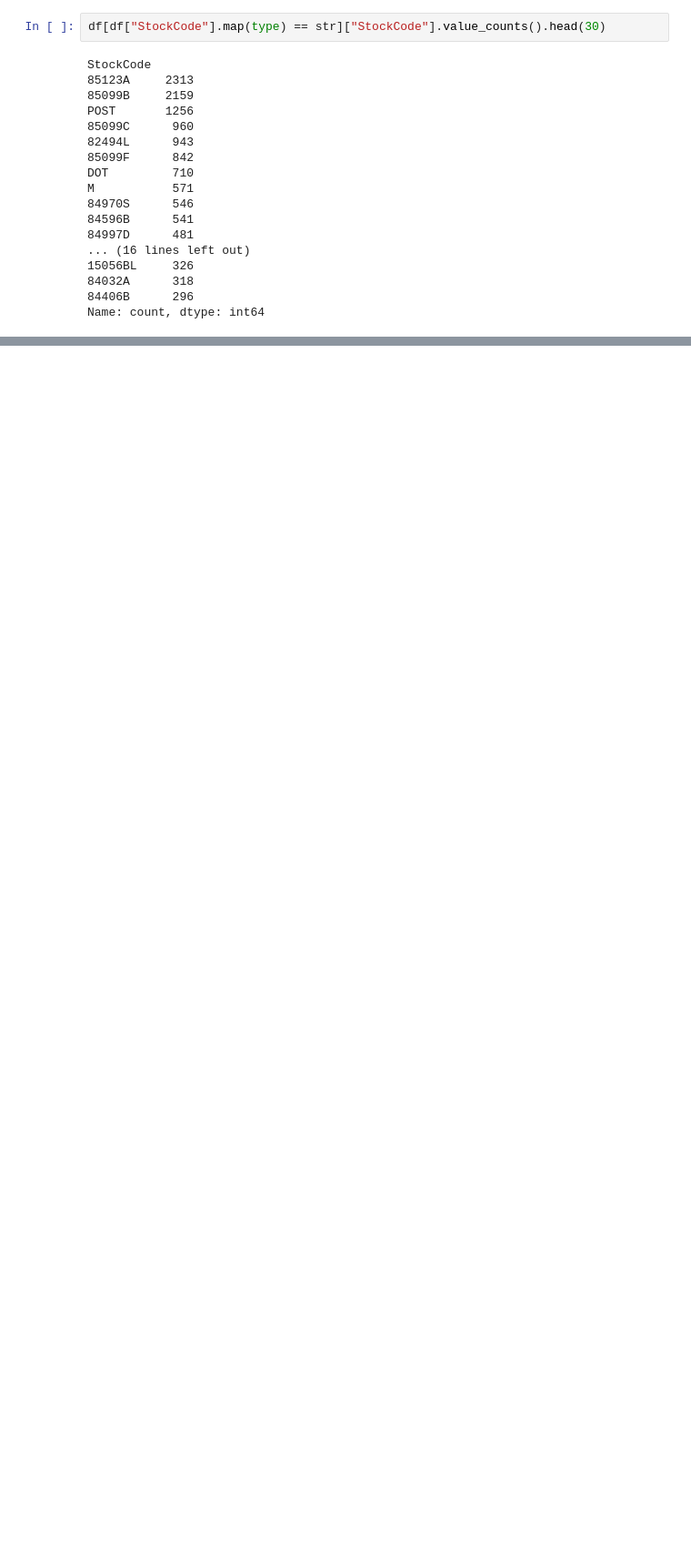
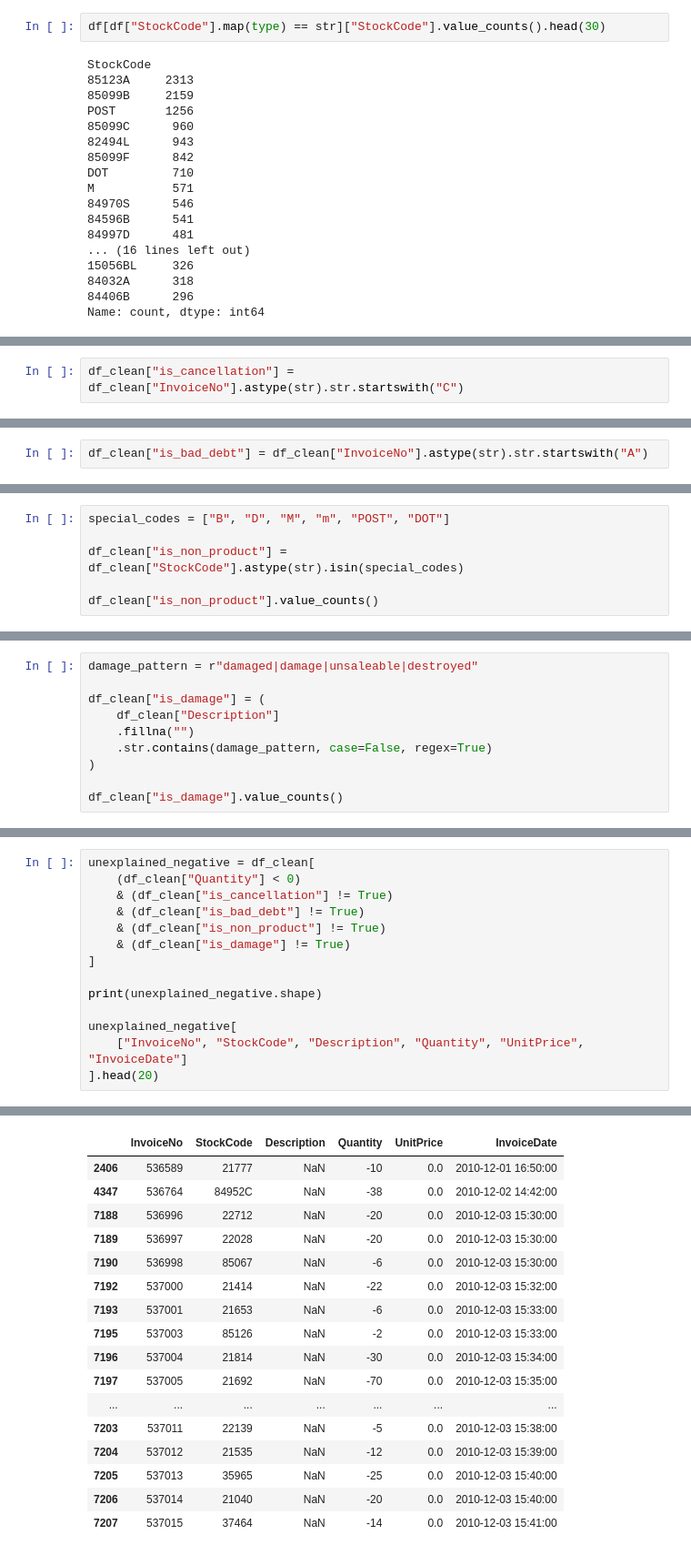
Before and after one commit to rajdeep-senapati/stocksense, a Jupyter notebook: notebooks/01_business_data_understanding.ipynb, the cells around one changed output, grey strips where cells are left out. Shown at 91% size. Cells and saved outputs as stored; diff of their text form; blank space fills up the shorter version.

```diff
--- a/notebooks/01_business_data_understanding.ipynb
+++ b/notebooks/01_business_data_understanding.ipynb
@@ -464,0 +694,2 @@ Name: count, dtype: int64
+# %%
+df_clean["is_cancellation"] = df_clean["InvoiceNo"].astype(str).str.startswith("C")
@@ -464,0 +707,2 @@ Name: count, dtype: int64
+# %%
+df_clean["is_bad_debt"] = df_clean["InvoiceNo"].astype(str).str.startswith("A")
@@ -464,0 +716,6 @@ Name: count, dtype: int64
+# %%
+special_codes = ["B", "D", "M", "m", "POST", "DOT"]
+
+df_clean["is_non_product"] = df_clean["StockCode"].astype(str).isin(special_codes)
+
+df_clean["is_non_product"].value_counts()
@@ -464,0 +727,10 @@ Name: count, dtype: int64
+# %%
+damage_pattern = r"damaged|damage|unsaleable|destroyed"
+
+df_clean["is_damage"] = (
+    df_clean["Description"]
+    .fillna("")
+    .str.contains(damage_pattern, case=False, regex=True)
+)
+
+df_clean["is_damage"].value_counts()
@@ -464,0 +769,15 @@ Name: count, dtype: int64
+# %%
+unexplained_negative = df_clean[
+    (df_clean["Quantity"] < 0)
+    & (df_clean["is_cancellation"] != True)
+    & (df_clean["is_bad_debt"] != True)
+    & (df_clean["is_non_product"] != True)
+    & (df_clean["is_damage"] != True)
+]
+
+print(unexplained_negative.shape)
+
+unexplained_negative[
+    ["InvoiceNo", "StockCode", "Description", "Quantity", "UnitPrice", "InvoiceDate"]
+].head(20)
+# %% [output]
@@ -464,0 +785,17 @@ Name: count, dtype: int64
+|  | InvoiceNo | StockCode | Description | Quantity | UnitPrice | InvoiceDate |
+| 2406 | 536589 | 21777 | NaN | -10 | 0.0 | 2010-12-01 16:50:00 |
+| 4347 | 536764 | 84952C | NaN | -38 | 0.0 | 2010-12-02 14:42:00 |
+| 7188 | 536996 | 22712 | NaN | -20 | 0.0 | 2010-12-03 15:30:00 |
+| 7189 | 536997 | 22028 | NaN | -20 | 0.0 | 2010-12-03 15:30:00 |
+| 7190 | 536998 | 85067 | NaN | -6 | 0.0 | 2010-12-03 15:30:00 |
+| 7192 | 537000 | 21414 | NaN | -22 | 0.0 | 2010-12-03 15:32:00 |
+| 7193 | 537001 | 21653 | NaN | -6 | 0.0 | 2010-12-03 15:33:00 |
+| 7195 | 537003 | 85126 | NaN | -2 | 0.0 | 2010-12-03 15:33:00 |
+| 7196 | 537004 | 21814 | NaN | -30 | 0.0 | 2010-12-03 15:34:00 |
+| 7197 | 537005 | 21692 | NaN | -70 | 0.0 | 2010-12-03 15:35:00 |
+| ... | ... | ... | ... | ... | ... | ... |
+| 7203 | 537011 | 22139 | NaN | -5 | 0.0 | 2010-12-03 15:38:00 |
+| 7204 | 537012 | 21535 | NaN | -12 | 0.0 | 2010-12-03 15:39:00 |
+| 7205 | 537013 | 35965 | NaN | -25 | 0.0 | 2010-12-03 15:40:00 |
+| 7206 | 537014 | 21040 | NaN | -20 | 0.0 | 2010-12-03 15:40:00 |
+| 7207 | 537015 | 37464 | NaN | -14 | 0.0 | 2010-12-03 15:41:00 |
```
Also changed, not shown: parts of 34 cells of this notebook.
